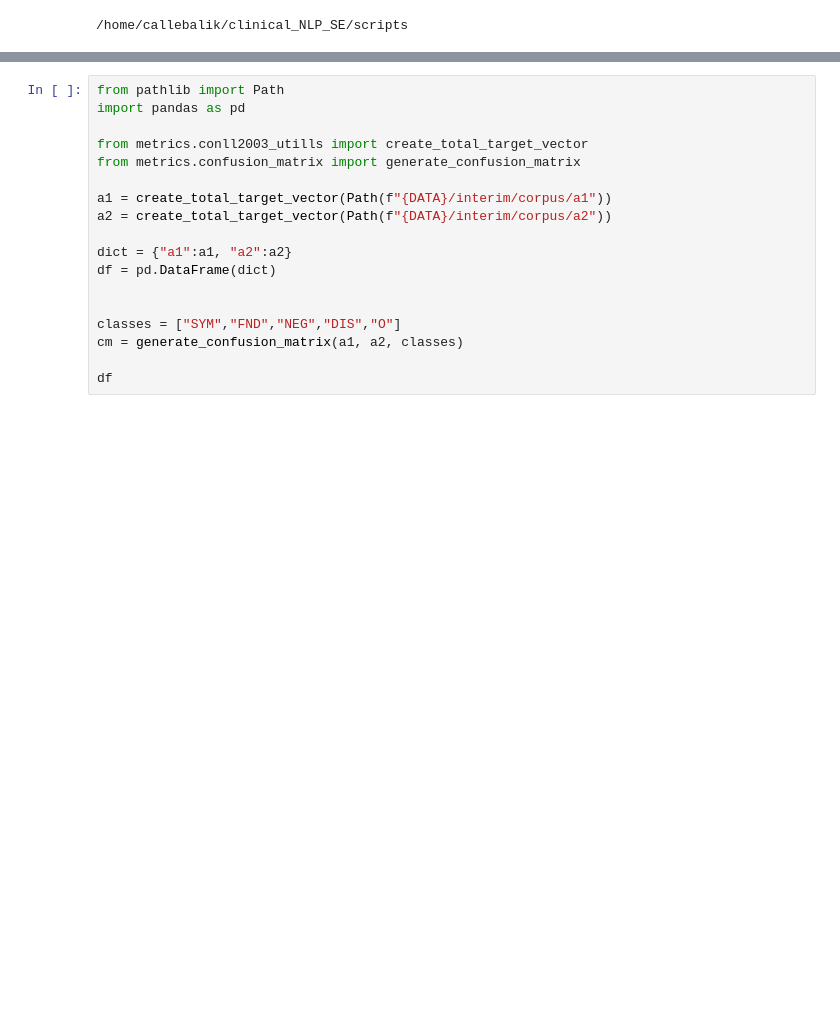
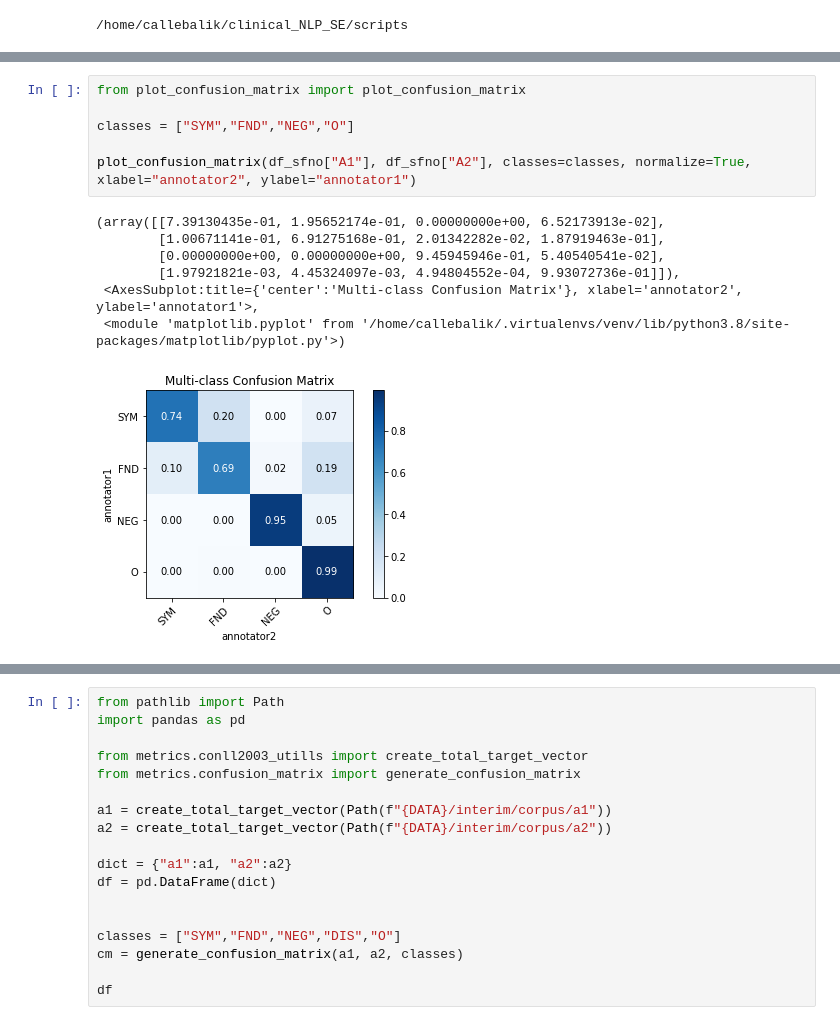
Before and after one commit to callebalik/clinical_NLP_SE, a Jupyter notebook: scripts/confusion_matrix_plot.ipynb, the cells around one changed output, grey strips where cells are left out. Saved outputs shown, nothing was run; the diff lists cells and outputs as text; blank space fills up the shorter version.

Commit message:
done: plots without dis and grouping of symfnd

```diff
--- a/scripts/confusion_matrix_plot.ipynb
+++ b/scripts/confusion_matrix_plot.ipynb
@@ -17,0 +101,14 @@ print(os.getcwd())
+# %%
+from plot_confusion_matrix import plot_confusion_matrix
+
+classes = ["SYM","FND","NEG","O"]
+
+plot_confusion_matrix(df_sfno["A1"], df_sfno["A2"], classes=classes, normalize=True, xlabel="annotator2", ylabel="annotator1")
+# %% [output]
+(array([[7.39130435e-01, 1.95652174e-01, 0.00000000e+00, 6.52173913e-02],
+        [1.00671141e-01, 6.91275168e-01, 2.01342282e-02, 1.87919463e-01],
+        [0.00000000e+00, 0.00000000e+00, 9.45945946e-01, 5.40540541e-02],
+        [1.97921821e-03, 4.45324097e-03, 4.94804552e-04, 9.93072736e-01]]),
+ <AxesSubplot:title={'center':'Multi-class Confusion Matrix'}, xlabel='annotator2', ylabel='annotator1'>,
+ <module 'matplotlib.pyplot' from '/home/callebalik/.virtualenvs/venv/lib/python3.8/site-packages/matplotlib/pyplot.py'>)
+[figure, added]
```
Also changed, not shown: parts of 5 cells of this notebook, 2 other files.
